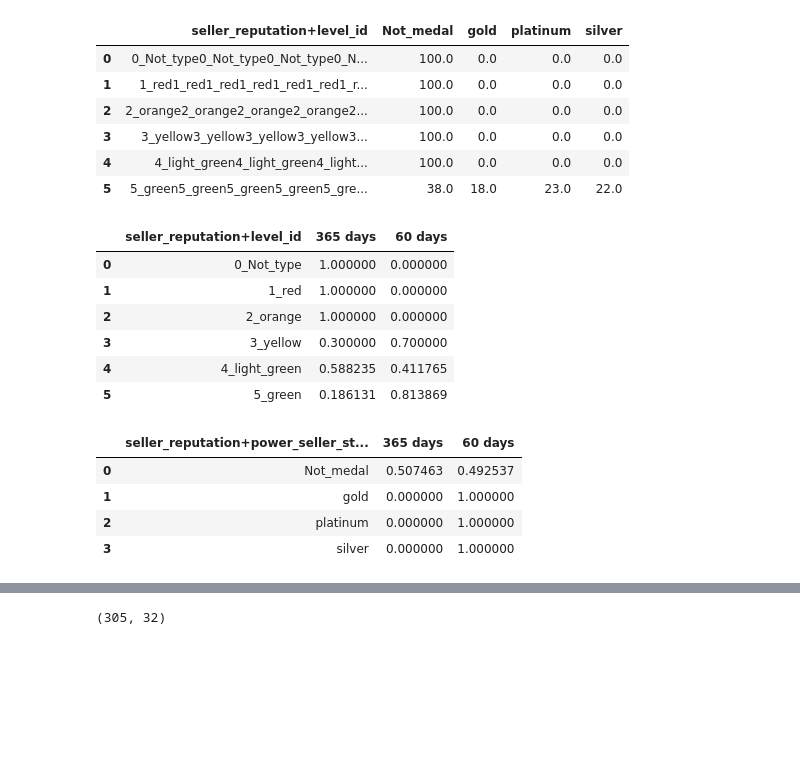
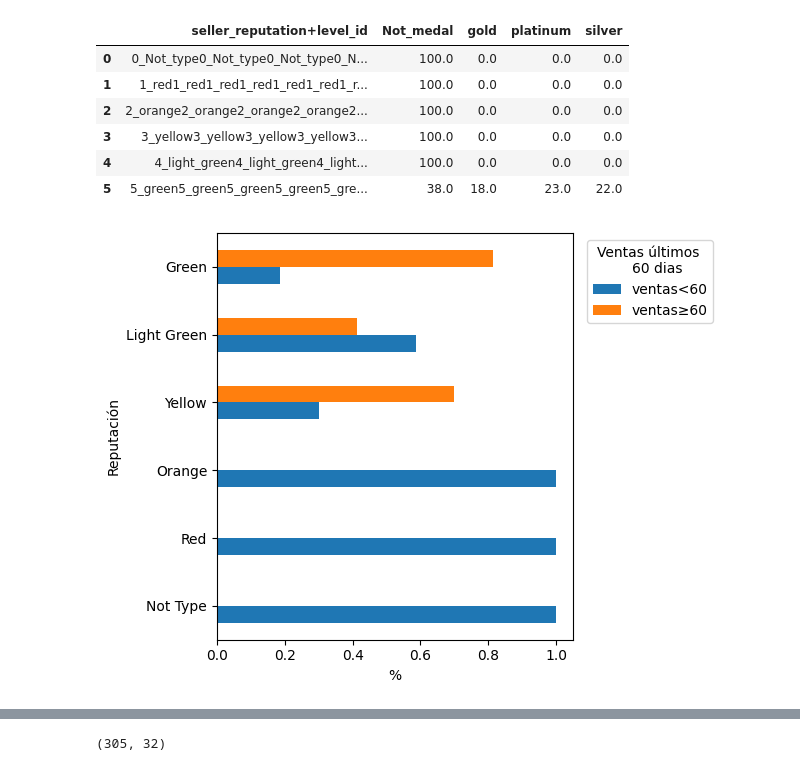
Before and after one commit to ccparra/MELI, a Jupyter notebook: MELI.ipynb, the cells around one changed output, grey strips where cells are left out. Saved outputs shown, nothing was run; the diff lists cells and outputs as text; code cells hidden in the pictures; blank space fills up the shorter version.

```diff
--- a/MELI.ipynb
+++ b/MELI.ipynb
@@ -146,21 +173,14 @@ mercadolider_reputacion
 | 3 | 3_yellow3_yellow3_yellow3_yellow3... | 100.0 | 0.0 | 0.0 | 0.0 |
 | 4 | 4_light_green4_light_green4_light... | 100.0 | 0.0 | 0.0 | 0.0 |
 | 5 | 5_green5_green5_green5_green5_gre... | 38.0 | 18.0 | 23.0 | 22.0 |
-# %%
-dh.summarise_categoric_variable(df_sellers_raw,'seller_reputation+level_id','seller_reputation+metrics+sales+period')
-# %% [output]
-|  | seller_reputation+level_id | 365 days | 60 days |
-| 0 | 0_Not_type | 1.000000 | 0.000000 |
-| 1 | 1_red | 1.000000 | 0.000000 |
-| 2 | 2_orange | 1.000000 | 0.000000 |
-| 3 | 3_yellow | 0.300000 | 0.700000 |
-| 4 | 4_light_green | 0.588235 | 0.411765 |
-| 5 | 5_green | 0.186131 | 0.813869 |
-# %%
-dh.summarise_categoric_variable(df_sellers_raw,'seller_reputation+power_seller_status','seller_reputation+metrics+sales+period')
-# %% [output]
-|  | seller_reputation+power_seller_st... | 365 days | 60 days |
-| 0 | Not_medal | 0.507463 | 0.492537 |
-| 1 | gold | 0.000000 | 1.000000 |
-| 2 | platinum | 0.000000 | 1.000000 |
-| 3 | silver | 0.000000 | 1.000000 |
+# %%
+reputacion_periodo=dh.summarise_categoric_variable(df_sellers_raw,'seller_reputation+level_id','seller_reputation+metrics+sales+period')
+ax=reputacion_periodo.plot.barh(stacked=False)
+plt.ylabel('Reputación')
+plt.yticks(ticks=[0,1,2,3,4,5],labels=['Not Type','Red','Orange','Yellow','Light Green','Green'],rotation='horizontal')
+plt.xlabel('%')
+ax.legend(['ventas<60','ventas≥60'],title='Ventas últimos \n        60 dias', bbox_to_anchor=(1.02, 1), loc='upper left')
+plt.tight_layout()
+plt.show()
+# %% [output]
+[figure, added]
```
Also changed, not shown: parts of 7 cells of this notebook.
